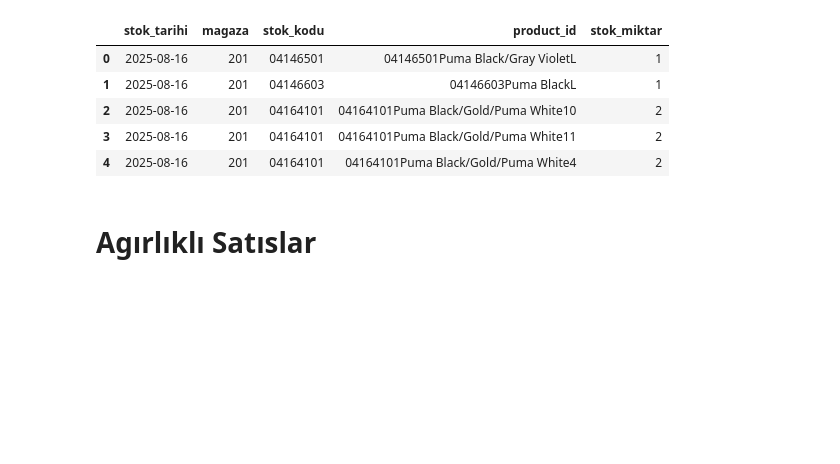
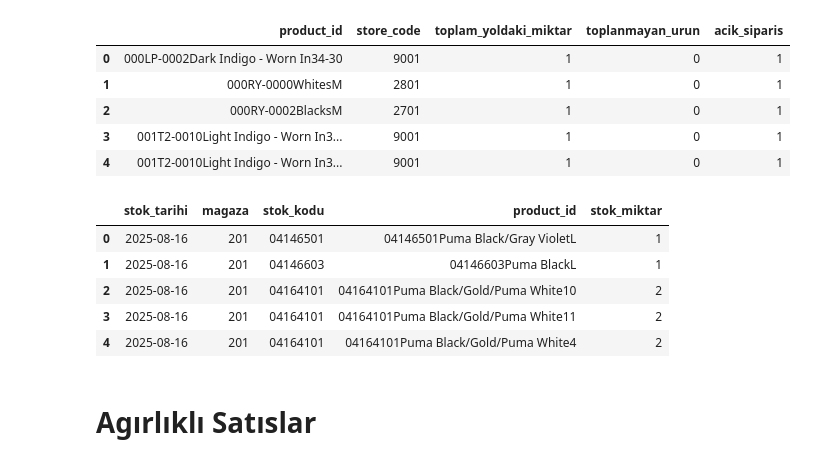
Before and after one commit to dursun93/sporthink_ar, a Jupyter notebook: replenishment.ipynb, the cells around one changed output. Cells and saved outputs as stored; diff of their text form; code cells hidden in the pictures; blank space fills up the shorter version.

```diff
--- a/replenishment.ipynb
+++ b/replenishment.ipynb
@@ -10,6 +10,18 @@ store_stock =  pd.read_csv('data/store_stock.csv',index_col=None)
 warehouse_stock =  pd.read_csv('data/warehouse_stock.csv',index_col=None)
 predictions = pd.read_csv('data/daily_breakdown_store.csv',index_col=None)
 sales =  pd.read_csv('data/history_sales.csv',index_col=None)
+orders = pd.read_csv('data/open_order.csv',index_col=None)
+# %%
+orders['acik_siparis'] = orders['toplam_yoldaki_miktar'] + orders['toplanmayan_urun']
+orders.rename(columns={'depo_kodu' : 'store_code'},inplace=True)
+orders.head()
+# %% [output]
+|  | product_id | store_code | toplam_yoldaki_miktar | toplanmayan_urun | acik_siparis |
+| 0 | 000LP-0002Dark Indigo - Worn In34-30 | 9001 | 1 | 0 | 1 |
+| 1 | 000RY-0000WhitesM | 2801 | 1 | 0 | 1 |
+| 2 | 000RY-0002BlacksM | 2701 | 1 | 0 | 1 |
+| 3 | 001T2-0010Light Indigo - Worn In3... | 9001 | 1 | 0 | 1 |
+| 4 | 001T2-0010Light Indigo - Worn In3... | 9001 | 1 | 0 | 1 |
 # %%
 product_segments_cols = [
     'product_id',
```
Also changed, not shown: parts of 6 cells of this notebook, 16 other files.
